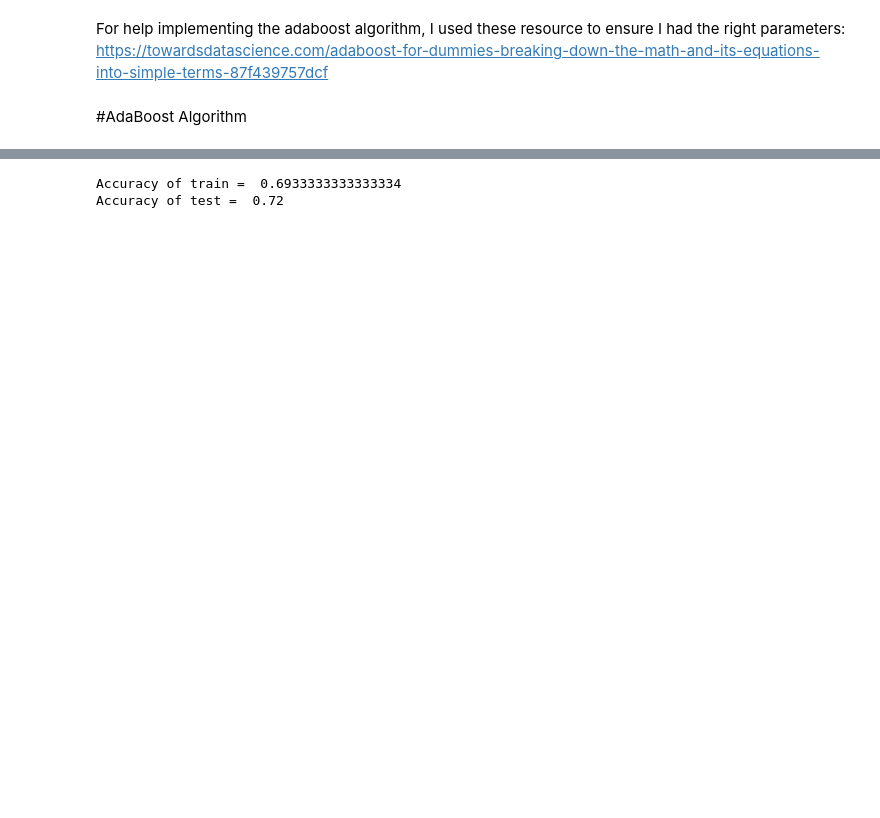
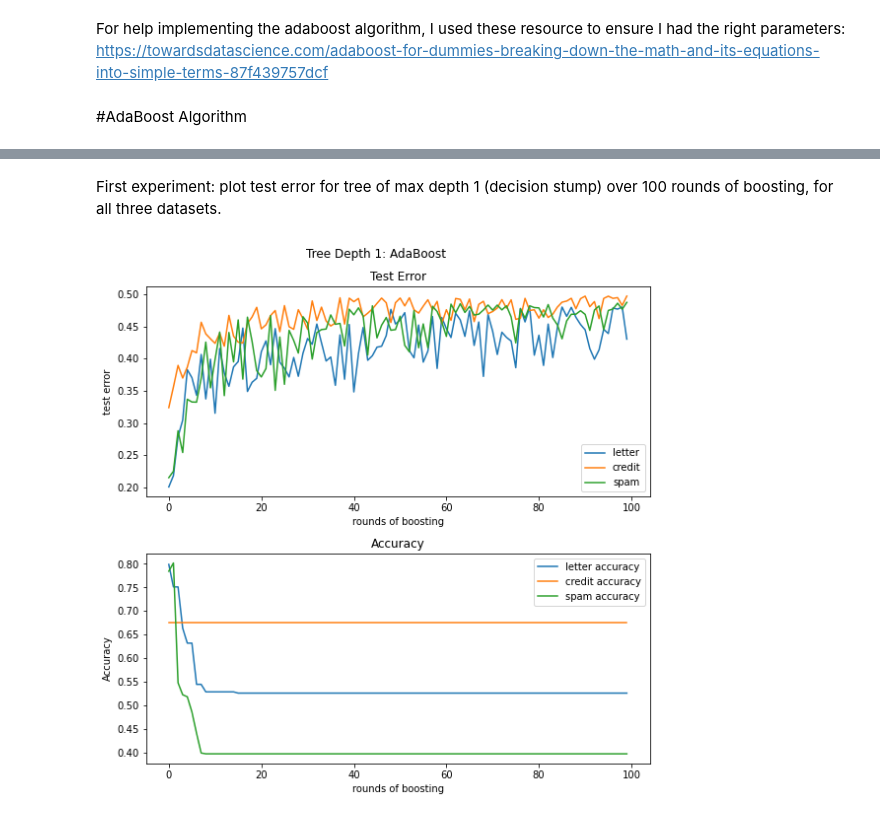
Before and after one commit to lvbenson/MachineLearning, a Jupyter notebook: Homework5/Homework5.ipynb, the cells around one changed output, grey strips where cells are left out. Drawn from its saved outputs; the diff is of its cells as text; code cells hidden in the pictures; blank space fills up the shorter version.

```diff
--- a/Homework5/Homework5.ipynb
+++ b/Homework5/Homework5.ipynb
@@ -115,6 +132,0 @@ Accuracy of test =  0.72
-# %%
-E, Y, EE, EW, SW = AdaBoost_scratch(X_train3,y_train3)
-predictions(X_test3,y_test3,E,SW,EW)
-# %% [output]
-Accuracy of train =  0.6933333333333334
-Accuracy of test =  0.72
@@ -120,0 +160,58 @@ Accuracy of test =  0.72
+# %% [markdown]
+First experiment: plot test error for tree of max depth 1 (decision stump) over 100 rounds of boosting, for all three datasets.
+# %%
+err_letter = []
+acc_letter = []
+err_credit = []
+acc_credit = []
+err_spam = []
+acc_spam = []
+
+for t in range(100):
+    E, Y, EE, S, W = AdaBoost(X_train,y_train,t+1,1)
+    test_error, ac = predict(X_test,y_test,E,W,S,1)
+    err_letter.append(test_error[t])
+    acc_letter.append(ac)
+
+    E2, Y2, EE2, S2, W2 = AdaBoost(X_train2,y_train2,t+1,1)
+    test_error2, ac2 = predict(X_test2,y_test2,E2,W2,S2,1)
+    err_credit.append(test_error2[t])
+    acc_credit.append(ac2)
+
+    E3, Y3, EE3, S3, W3 = AdaBoost(X_train3,y_train3,t+1,1)
+    test_error3, ac3 = predict(X_test3,y_test3,E3,W3,S3,1)
+    err_spam.append(test_error3[t])
+    acc_spam.append(ac3)
+
+err_letter = list(err_letter)
+err_credit = list(err_credit)
+err_spam = list(err_spam)
+
+acc_letter = list(acc_letter)
+acc_credit = list(acc_credit)
+acc_spam = list(acc_spam)
+
+
+fig, ax = plt.subplots(2,figsize=(8,8))
+fig.suptitle('Tree Depth 1: AdaBoost')
+
+ax[0].plot(err_letter,label='letter')
+ax[0].plot(err_credit,label='credit')
+ax[0].plot(err_spam,label='spam')
+ax[0].set_xlabel('rounds of boosting')
+ax[0].set_ylabel('test error')
+ax[0].set_title('Test Error')
+ax[0].legend()
+
+
+ax[1].plot(acc_letter,label='letter accuracy')
+ax[1].plot(acc_credit,label='credit accuracy')
+ax[1].plot(acc_spam,label='spam accuracy')
+ax[1].set_xlabel('rounds of boosting')
+ax[1].set_ylabel('Accuracy')
+ax[1].set_title('Accuracy')
+plt.legend()
+plt.tight_layout()
+plt.show()
+# %% [output]
+[figure, added]
```
Also changed, not shown: parts of 8 cells of this notebook.
